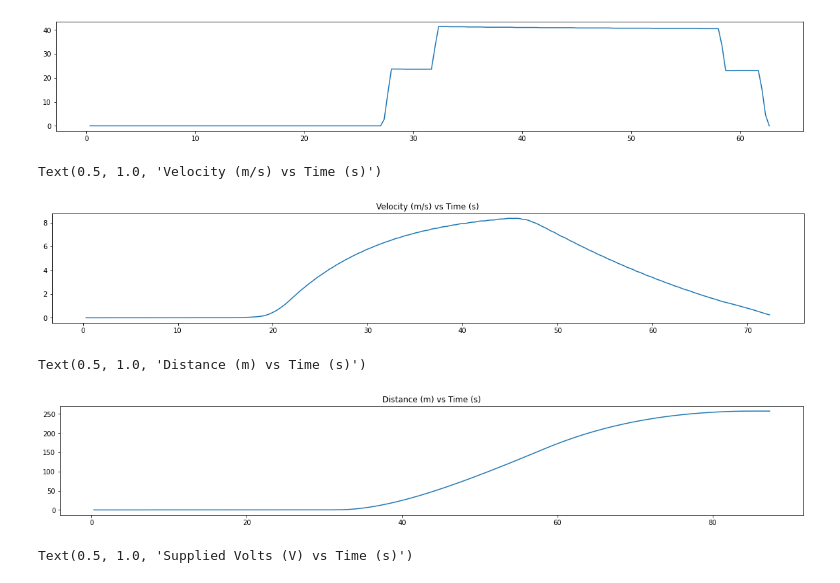
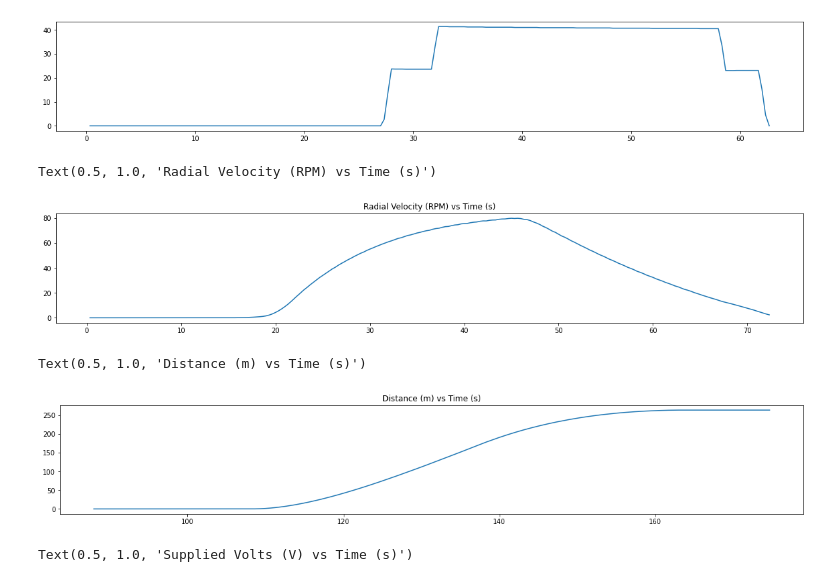
Before and after one commit to waterloop/propulsion-misc, a Jupyter notebook: RCommExtractor/Roboteq_Commutation_Extraction.ipynb, the cells around one changed output. Cells and saved outputs as stored; diff of their text form; code cells hidden in the pictures.

```diff
--- a/RCommExtractor/Roboteq_Commutation_Extraction.ipynb
+++ b/RCommExtractor/Roboteq_Commutation_Extraction.ipynb
@@ -60,14 +61,14 @@ plt.plot(time[:188],supplied_volts[:188])
 [figure]
 # %%
 # Calculating the acceleration from the data
-
 def find_vel(x :pd.Series) -> list:
   # calculating the first derivative
   v = []
   xlist = list(x)
   for i in range(len(x)-1):
     slope = (x['Enc Counter 2'].iloc[i + 1] - x['Enc Counter 2'].iloc[i])/(x['Better time (s)'].iloc[i + 1] - x['Better time (s)'].iloc[i])
-    v.append(slope)
+    # converting slope to RPM
+    v.append(slope*60/(math.pi*2))
   return v
 
 def apply_smooth(n:list, bsize:int):
@@ -83,16 +84,16 @@ def apply_smooth(n:list, bsize:int):
 v = find_vel(data[["Better time (s)", "Enc Counter 2"]].truncate(before=25,after=262))
 
 plt.plot(time[:217], apply_smooth(v, 10))
-plt.title("Velocity (m/s) vs Time (s)")
+plt.title("Radial Velocity (RPM) vs Time (s)")
 # %% [output]
-Text(0.5, 1.0, 'Velocity (m/s) vs Time (s)')
+Text(0.5, 1.0, 'Radial Velocity (RPM) vs Time (s)')
-[figure, old version]
+[figure, new version]
 # %%
-plt.plot(time[:262], encoderD[:262])
+plt.plot(time[263:], encoderD[263:])
 plt.title("Distance (m) vs Time (s)")
 # %% [output]
 Text(0.5, 1.0, 'Distance (m) vs Time (s)')
-[figure, old version]
+[figure, new version]
 # %%
 plt.plot(time[262:],supplied_volts[262:])
 plt.title("Supplied Volts (V) vs Time (s)")
```
Also changed, not shown: parts of 10 cells of this notebook, 6 other files.
